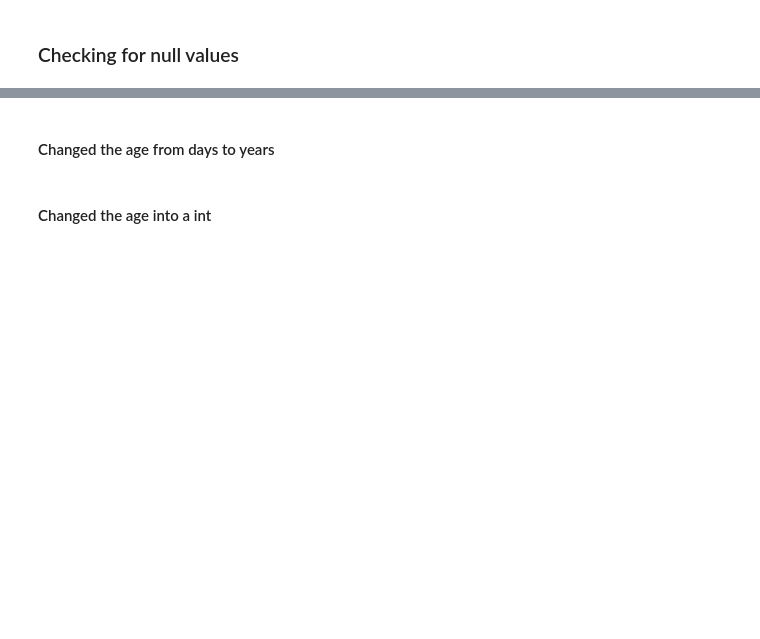
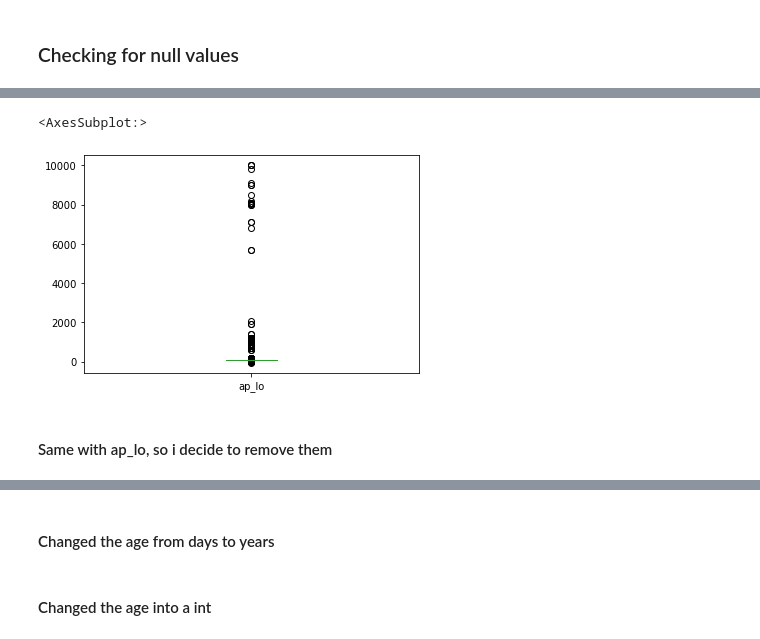
Before and after one commit to SebastianBentley/DSExam2022, a Jupyter notebook: Cardio set.ipynb, the cells around one changed output, grey strips where cells are left out. Drawn from its saved outputs; the diff is of its cells as text; code cells hidden in the pictures; blank space fills up the shorter version.

```diff
--- a/Cardio set.ipynb
+++ b/Cardio set.ipynb
@@ -70,0 +95,7 @@ dtype: int64
+# %%
+df3['ap_lo'].plot.box()
+# %% [output]
+<AxesSubplot:>
+[figure, added]
+# %% [markdown]
+#### Same with ap_lo, so i decide to remove them
```
Also changed, not shown: parts of 25 cells of this notebook, 1 other file.
